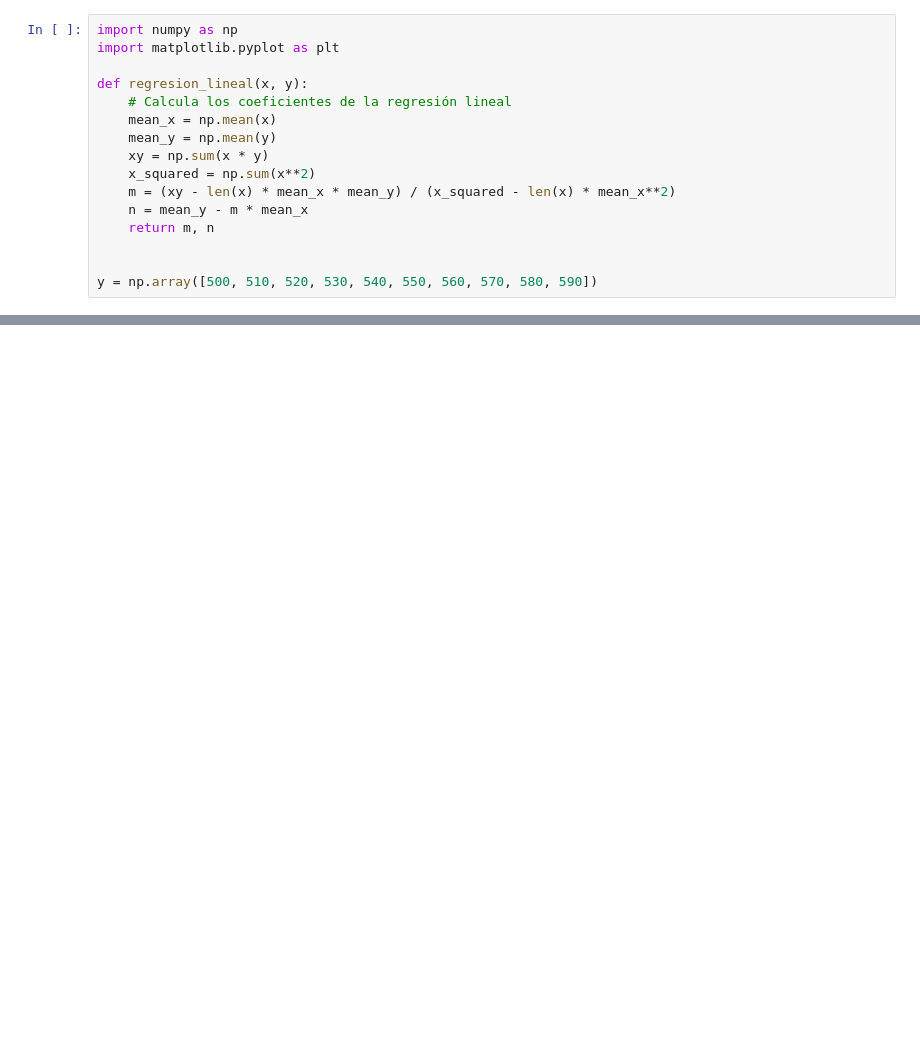
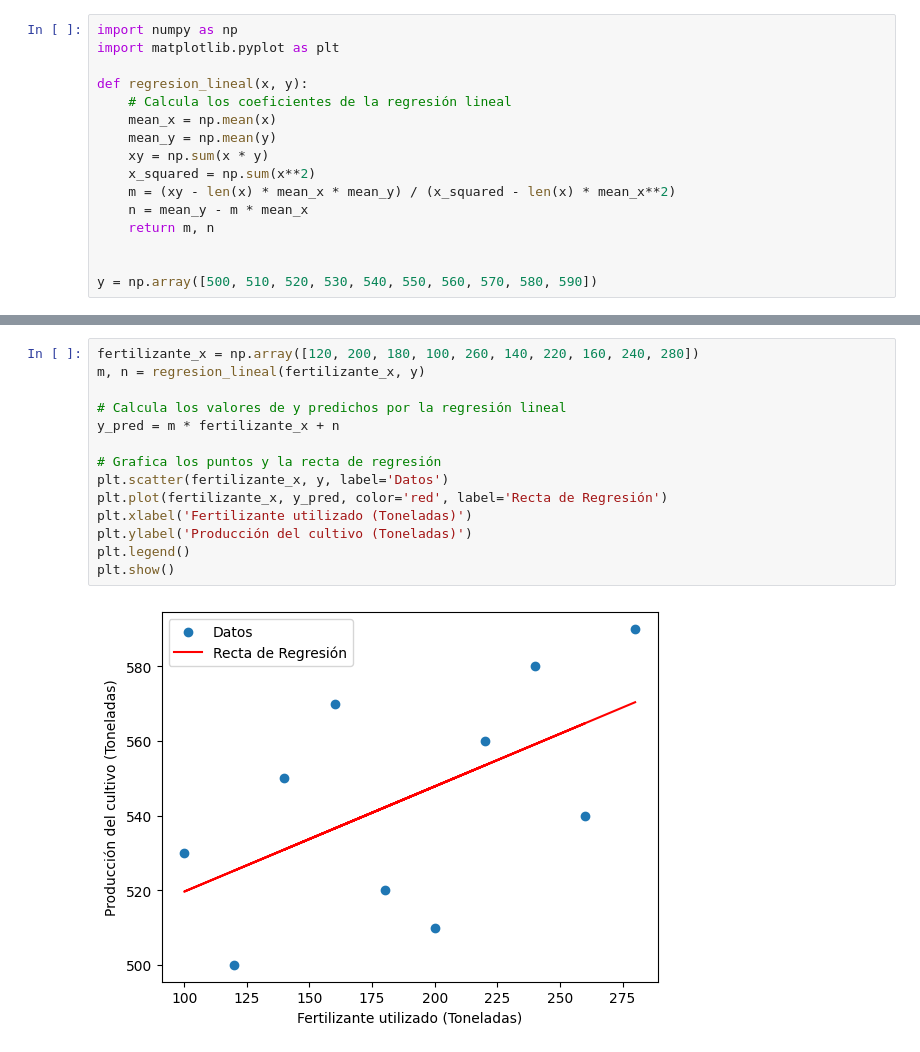
Before and after one commit to PatricioFigueroa/Informe-m-todo-num-rico, a Jupyter notebook: Método_Numerico.ipynb, the cells around one changed output, grey strips where cells are left out. Saved outputs shown, nothing was run; the diff lists cells and outputs as text; blank space fills up the shorter version.

```diff
--- a/Método_Numerico.ipynb
+++ b/Método_Numerico.ipynb
@@ -34,0 +35,16 @@ plt.show()
+# %%
+fertilizante_x = np.array([120, 200, 180, 100, 260, 140, 220, 160, 240, 280])
+m, n = regresion_lineal(fertilizante_x, y)
+
+# Calcula los valores de y predichos por la regresión lineal
+y_pred = m * fertilizante_x + n
+
+# Grafica los puntos y la recta de regresión
+plt.scatter(fertilizante_x, y, label='Datos')
+plt.plot(fertilizante_x, y_pred, color='red', label='Recta de Regresión')
+plt.xlabel('Fertilizante utilizado (Toneladas)')
+plt.ylabel('Producción del cultivo (Toneladas)')
+plt.legend()
+plt.show()
+# %% [output]
+[figure, added]
```
Also changed, not shown: parts of 4 cells of this notebook.
